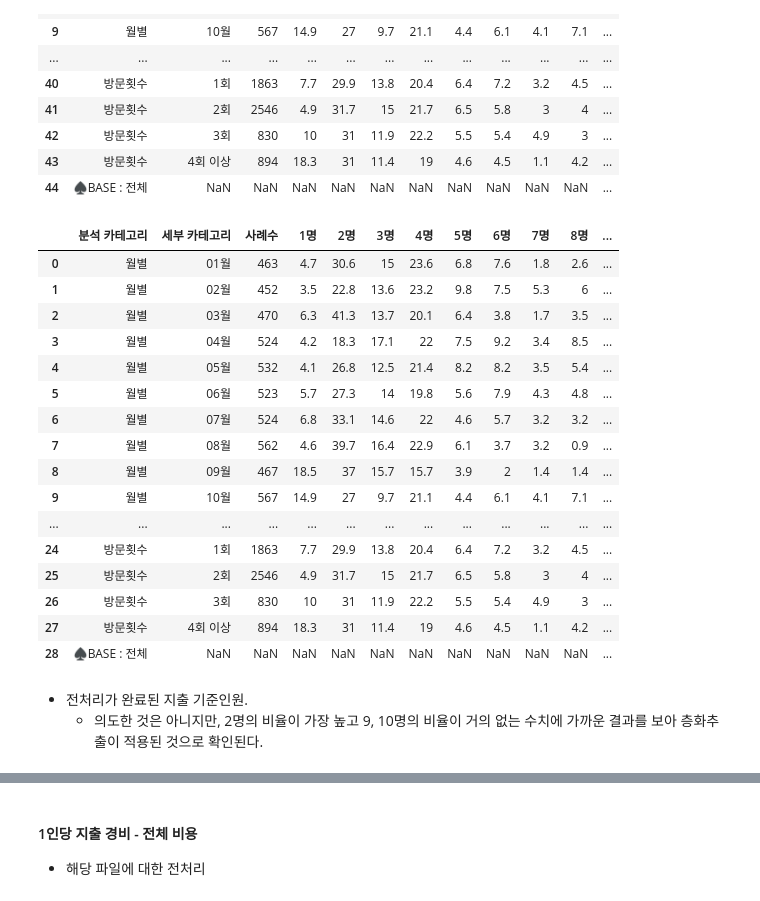
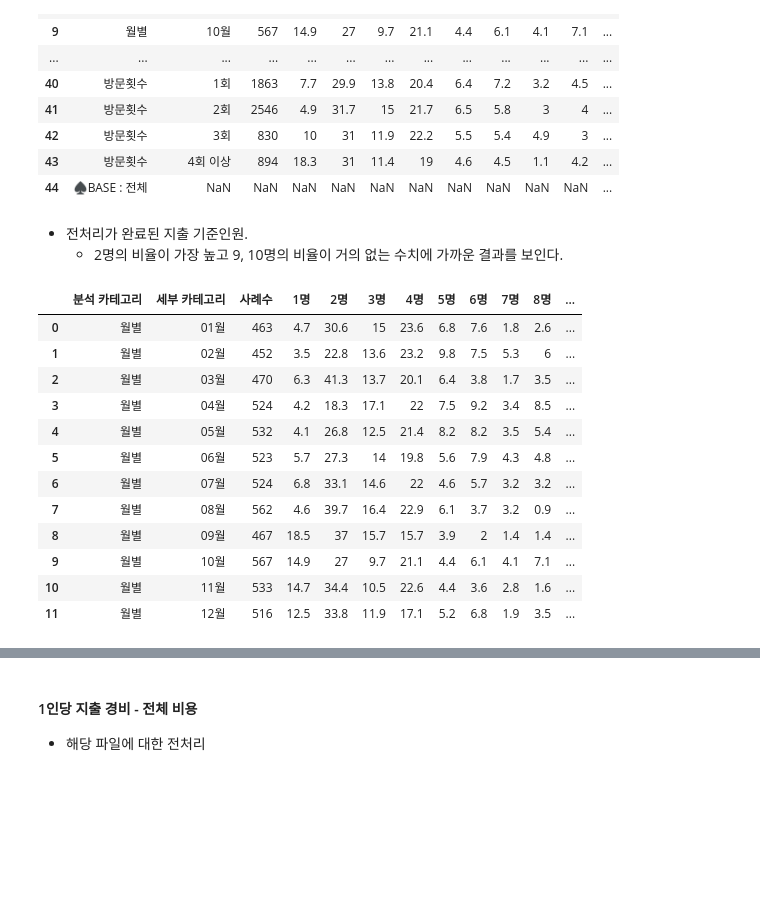
Before and after one commit to HaJeong-K/Jeju_project, a Jupyter notebook: 2019년_데이터_전처리.ipynb, the cells around one changed output, grey strips where cells are left out. Saved outputs shown, nothing was run; the diff lists cells and outputs as text; code cells hidden in the pictures; blank space fills up the shorter version.

```diff
--- a/2019년_데이터_전처리.ipynb
+++ b/2019년_데이터_전처리.ipynb
@@ -189,28 +173,24 @@ expenditure_standard_2019
 | 42 | 방문횟수 | 3회 | 830 | 10 | 31 | 11.9 | 22.2 | 5.5 | 5.4 | 4.9 | 3 | ... |
 | 43 | 방문횟수 | 4회 이상 | 894 | 18.3 | 31 | 11.4 | 19 | 4.6 | 4.5 | 1.1 | 4.2 | ... |
 | 44 | ♠BASE : 전체 | NaN | NaN | NaN | NaN | NaN | NaN | NaN | NaN | NaN | NaN | ... |
+# %% [markdown]
+- 전처리가 완료된 지출 기준인원.
+  + 2명의 비율이 가장 높고 9, 10명의 비율이 거의 없는 수치에 가까운 결과를 보인다.
 # %%
-expenditure_standard_2019 = expenditure_standard_2019.drop(index = range(12, 28)).reset_index(drop=True)
+expenditure_standard_2019 = expenditure_standard_2019.drop(index = range(12, 45)).reset_index(drop=True)
 
 expenditure_standard_2019
 # %% [output]
 |  | 분석 카테고리 | 세부 카테고리 | 사례수 | 1명 | 2명 | 3명 | 4명 | 5명 | 6명 | 7명 | 8명 | ... |
 | 0 | 월별 | 01월 | 463 | 4.7 | 30.6 | 15 | 23.6 | 6.8 | 7.6 | 1.8 | 2.6 | ... |
 | 1 | 월별 | 02월 | 452 | 3.5 | 22.8 | 13.6 | 23.2 | 9.8 | 7.5 | 5.3 | 6 | ... |
 | 2 | 월별 | 03월 | 470 | 6.3 | 41.3 | 13.7 | 20.1 | 6.4 | 3.8 | 1.7 | 3.5 | ... |
 | 3 | 월별 | 04월 | 524 | 4.2 | 18.3 | 17.1 | 22 | 7.5 | 9.2 | 3.4 | 8.5 | ... |
 | 4 | 월별 | 05월 | 532 | 4.1 | 26.8 | 12.5 | 21.4 | 8.2 | 8.2 | 3.5 | 5.4 | ... |
 | 5 | 월별 | 06월 | 523 | 5.7 | 27.3 | 14 | 19.8 | 5.6 | 7.9 | 4.3 | 4.8 | ... |
 | 6 | 월별 | 07월 | 524 | 6.8 | 33.1 | 14.6 | 22 | 4.6 | 5.7 | 3.2 | 3.2 | ... |
 | 7 | 월별 | 08월 | 562 | 4.6 | 39.7 | 16.4 | 22.9 | 6.1 | 3.7 | 3.2 | 0.9 | ... |
 | 8 | 월별 | 09월 | 467 | 18.5 | 37 | 15.7 | 15.7 | 3.9 | 2 | 1.4 | 1.4 | ... |
 | 9 | 월별 | 10월 | 567 | 14.9 | 27 | 9.7 | 21.1 | 4.4 | 6.1 | 4.1 | 7.1 | ... |
-| ... | ... | ... | ... | ... | ... | ... | ... | ... | ... | ... | ... | ... |
-| 24 | 방문횟수 | 1회 | 1863 | 7.7 | 29.9 | 13.8 | 20.4 | 6.4 | 7.2 | 3.2 | 4.5 | ... |
-| 25 | 방문횟수 | 2회 | 2546 | 4.9 | 31.7 | 15 | 21.7 | 6.5 | 5.8 | 3 | 4 | ... |
-| 26 | 방문횟수 | 3회 | 830 | 10 | 31 | 11.9 | 22.2 | 5.5 | 5.4 | 4.9 | 3 | ... |
-| 27 | 방문횟수 | 4회 이상 | 894 | 18.3 | 31 | 11.4 | 19 | 4.6 | 4.5 | 1.1 | 4.2 | ... |
-| 28 | ♠BASE : 전체 | NaN | NaN | NaN | NaN | NaN | NaN | NaN | NaN | NaN | NaN | ... |
+| 10 | 월별 | 11월 | 533 | 14.7 | 34.4 | 10.5 | 22.6 | 4.4 | 3.6 | 2.8 | 1.6 | ... |
+| 11 | 월별 | 12월 | 516 | 12.5 | 33.8 | 11.9 | 17.1 | 5.2 | 6.8 | 1.9 | 3.5 | ... |
-# %% [markdown]
-- 전처리가 완료된 지출 기준인원.
-  + 의도한 것은 아니지만, 2명의 비율이 가장 높고 9, 10명의 비율이 거의 없는 수치에 가까운 결과를 보아 층화추출이 적용된 것으로 확인된다.
```
Also changed, not shown: parts of 77 cells of this notebook.
